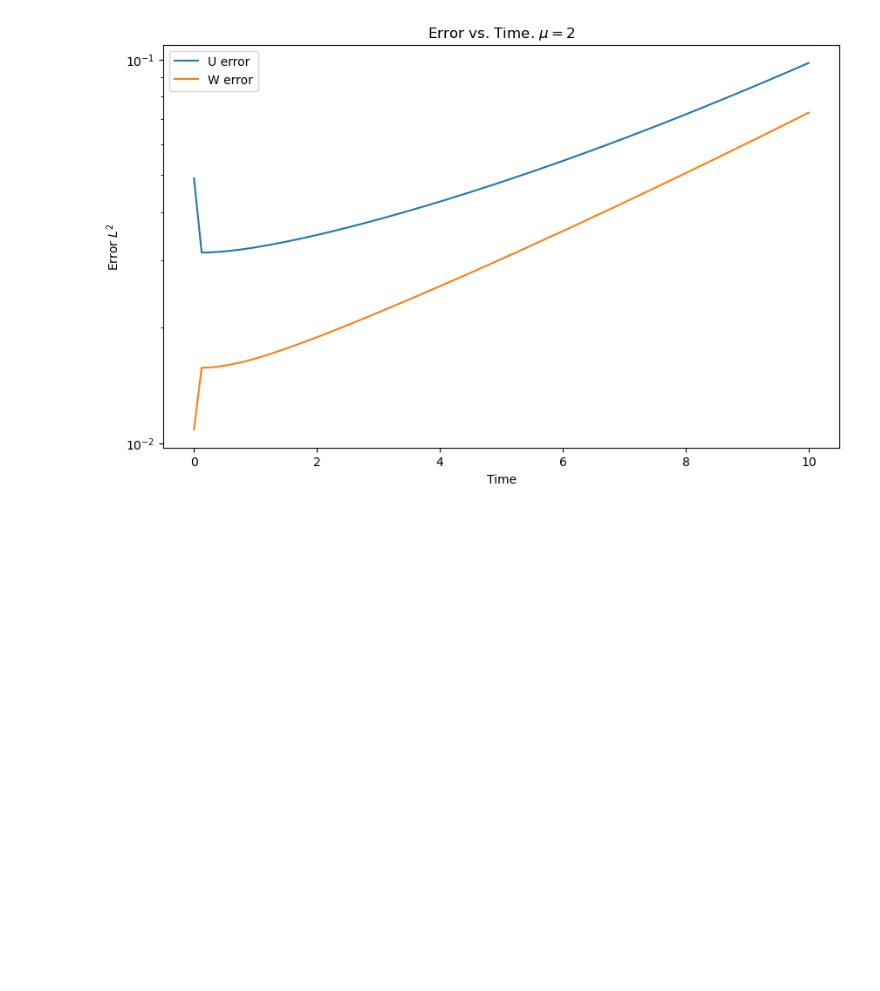
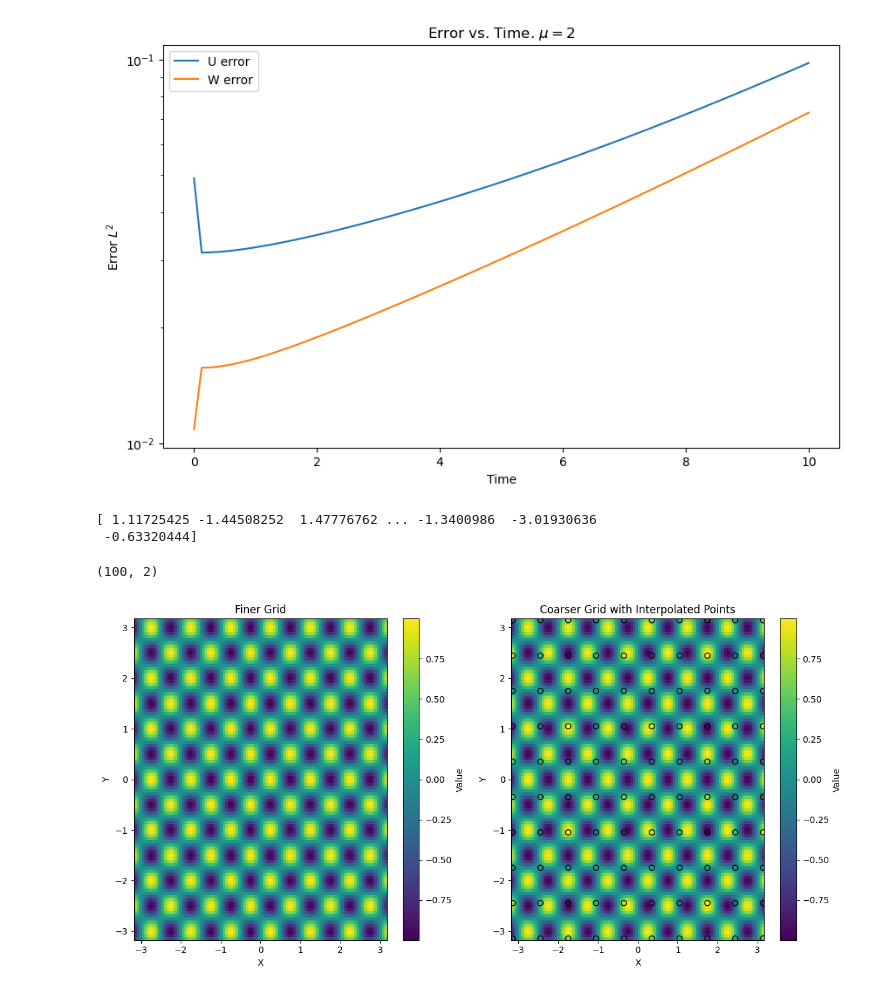
Before and after one commit to Smfun12/dedalus_nse, a Jupyter notebook: plot_errors.ipynb, the cells around one changed output. Drawn from its saved outputs; the diff is of its cells as text; code cells hidden in the pictures; blank space fills up the shorter version.

```diff
--- a/plot_errors.ipynb
+++ b/plot_errors.ipynb
@@ -19,3 +19,73 @@ plt.legend()
 plt.show()
 # %% [output]
 [figure]
+# %%
+import numpy as np
+
+# Number of points to generate
+num_points = 1100
+
+# Define the range
+low = -np.pi
+high = np.pi
+
+# Generate random float points
+random_points = np.random.uniform(low, high, num_points)
+
+print(random_points)
+# %% [output]
+[ 1.11725425 -1.44508252  1.47776762 ... -1.3400986  -3.01930636
+ -0.63320444]
+# %%
+import numpy as np
+from scipy.interpolate import griddata
+import matplotlib.pyplot as plt
+
+# Step 1: Create the finer grid and assign random values
+x_fine = np.linspace(-np.pi, np.pi, 100)  # 100 points from -pi to pi
+y_fine = np.linspace(-np.pi, np.pi, 100)  # 100 points from -pi to pi
+X_fine, Y_fine = np.meshgrid(x_fine, y_fine)
+Z_fine = np.sin(2 * np.pi * X_fine) * np.cos(2 * np.pi * Y_fine)
+
+# Flatten the finer grid
+points_fine = np.vstack([X_fine.flatten(), Y_fine.flatten()]).T
+values_fine = Z_fine.flatten()
+
+# Step 2: Define the coarser grid for query points
+x_coarse = np.linspace(-np.pi, np.pi, 10)  # Fewer points, coarser grid
+y_coarse = np.linspace(-np.pi, np.pi, 10)  # Fewer points, coarser grid
+X_coarse, Y_coarse = np.meshgrid(x_coarse, y_coarse)
+query_points = np.vstack([X_coarse.flatten(), Y_coarse.flatten()]).T
+print(query_points.shape)
+# Interpolate using griddata
+interpolated_values = griddata(points_fine, values_fine, query_points, method='linear')
+
+# Display results
+# for i, (pt, val) in enumerate(zip(query_points, interpolated_values)):
+#     print(f"Query point {i+1}: {pt}, Interpolated value: {val}")
+
+# Optional: Visualize the grid and interpolation
+plt.figure(figsize=(12, 6))
+
+# Fine grid
+plt.subplot(1, 2, 1)
+plt.title('Finer Grid')
+plt.pcolormesh(X_fine, Y_fine, Z_fine, shading='auto')
+plt.colorbar(label='Value')
+plt.xlabel('X')
+plt.ylabel('Y')
+
+# Coarse grid with interpolated values
+plt.subplot(1, 2, 2)
+plt.title('Coarser Grid with Interpolated Points')
+plt.pcolormesh(X_fine, Y_fine, Z_fine, shading='auto')
+plt.colorbar(label='Value')
+plt.scatter(query_points[:, 0], query_points[:, 1], c=interpolated_values, cmap='viridis', edgecolor='k')
+plt.xlabel('X')
+plt.ylabel('Y')
+
+plt.tight_layout()
+plt.show()
+# %% [output]
+(100, 2)
+[figure, added]
```
Also changed, not shown: parts of 2 cells of this notebook, 1 other file.
